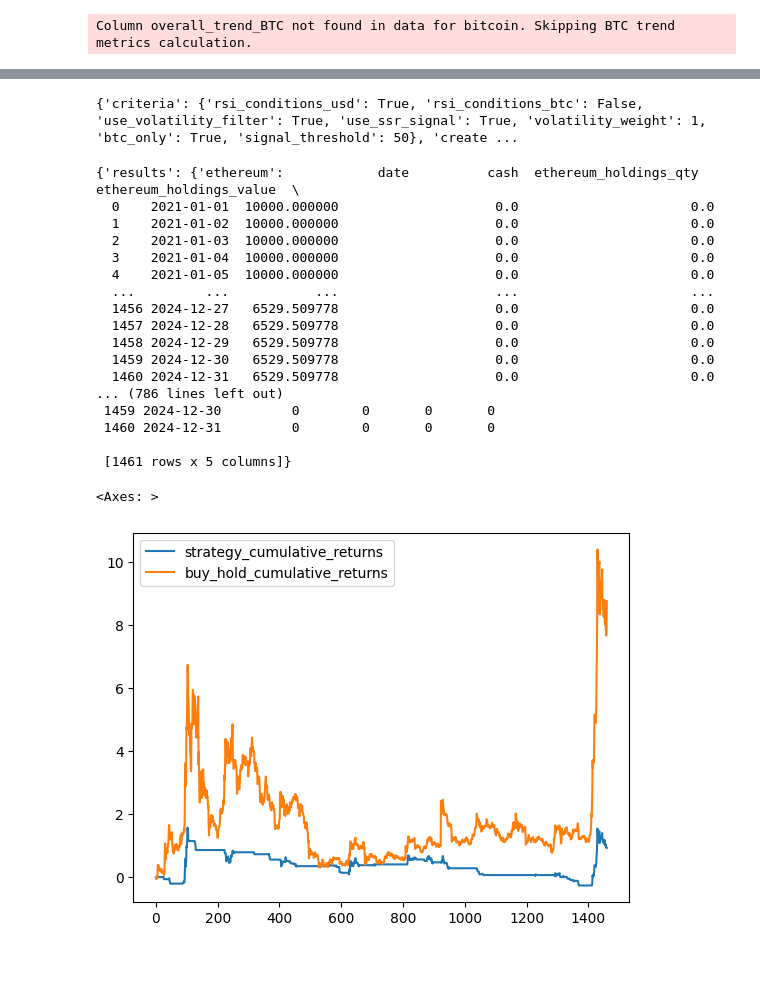
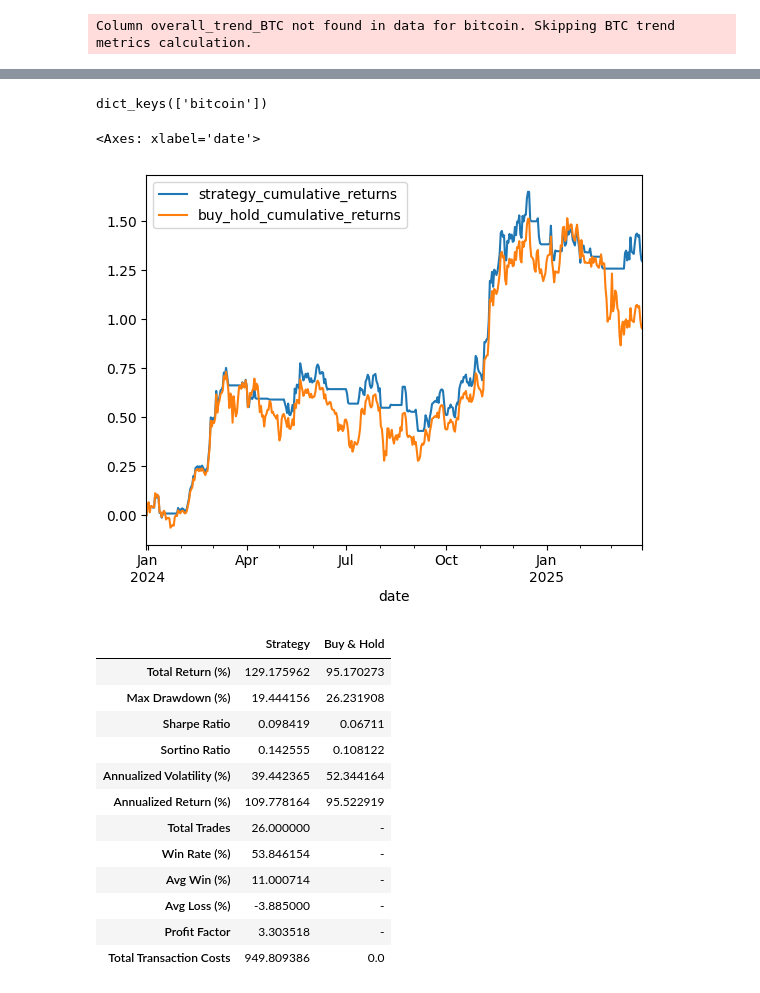
Before and after one commit to GabriellaAM/missioncontrolproject, a Jupyter notebook: soros_test_ii.ipynb, the cells around one changed output, grey strips where cells are left out. Cells and saved outputs as stored; diff of their text form; code cells hidden in the pictures; blank space fills up the shorter version.

```diff
--- a/soros_test_ii.ipynb
+++ b/soros_test_ii.ipynb
@@ -288,33 +182,30 @@ analyzer.list_portfolios()
-# %%
-# ['asset_id', 'raw_data', 'processed_data', 'trend_metrics_usd', 'trend_metrics_btc', 'transition_matrix_usd', 'transition_matrix_btc'])
-portfolio_info = analyzer.get_portfolio_details('btc_trend_follower')
-print(portfolio_info)
-# %% [output]
-{'criteria': {'rsi_conditions_usd': True, 'rsi_conditions_btc': False, 'use_volatility_filter': True, 'use_ssr_signal': True, 'volatility_weight': 1, 'btc_only': True, 'signal_threshold': 50}, 'create ...
 # %%
 # Get asset-specific performance metrics
-backtest_results = analyzer.backtest_portfolio('alt_example', '2021-01-01', '2024-12-31')
-backtest_results
+backtest_results = analyzer.backtest_portfolio('trend_optimist', '2023-12-31', '2025-12-31')
+backtest_results.get('results').keys()
 # %% [output]
-{'results': {'ethereum':            date          cash  ethereum_holdings_qty  ethereum_holdings_value  \
-  0    2021-01-01  10000.000000                    0.0                      0.0
-  1    2021-01-02  10000.000000                    0.0                      0.0
-  2    2021-01-03  10000.000000                    0.0                      0.0
-  3    2021-01-04  10000.000000                    0.0                      0.0
-  4    2021-01-05  10000.000000                    0.0                      0.0
-  ...         ...           ...                    ...                      ...
-  1456 2024-12-27   6529.509778                    0.0                      0.0
-  1457 2024-12-28   6529.509778                    0.0                      0.0
-  1458 2024-12-29   6529.509778                    0.0                      0.0
-  1459 2024-12-30   6529.509778                    0.0                      0.0
-  1460 2024-12-31   6529.509778                    0.0                      0.0
-... (786 lines left out)
- 1459 2024-12-30         0        0       0       0
- 1460 2024-12-31         0        0       0       0
-
- [1461 rows x 5 columns]}
+dict_keys(['bitcoin'])
+# %%
+# Get the bitcoin results data
+bitcoin_results = backtest_results.get('results').get('bitcoin')
+# Plot with date as x-axis
+bitcoin_results.set_index('date')[['strategy_cumulative_returns', 'buy_hold_cumulative_returns']].plot()
+# %% [output]
+<Axes: xlabel='date'>
+[figure, added]
 # %%
-backtest_results.get('results').get('ripple')[['strategy_cumulative_returns', 'buy_hold_cumulative_returns']].plot()
+backtest_results.get('metrics').get('bitcoin')
 # %% [output]
-<Axes: >
-[figure, removed]
+|  | Strategy | Buy & Hold |
+| Total Return (%) | 129.175962 | 95.170273 |
+| Max Drawdown (%) | 19.444156 | 26.231908 |
+| Sharpe Ratio | 0.098419 | 0.06711 |
+| Sortino Ratio | 0.142555 | 0.108122 |
+| Annualized Volatility (%) | 39.442365 | 52.344164 |
+| Annualized Return (%) | 109.778164 | 95.522919 |
+| Total Trades | 26.000000 | - |
+| Win Rate (%) | 53.846154 | - |
+| Avg Win (%) | 11.000714 | - |
+| Avg Loss (%) | -3.885000 | - |
+| Profit Factor | 3.303518 | - |
+| Total Transaction Costs | 949.809386 | 0.0 |
```
Also changed, not shown: parts of 29 cells of this notebook, 18 other files.
